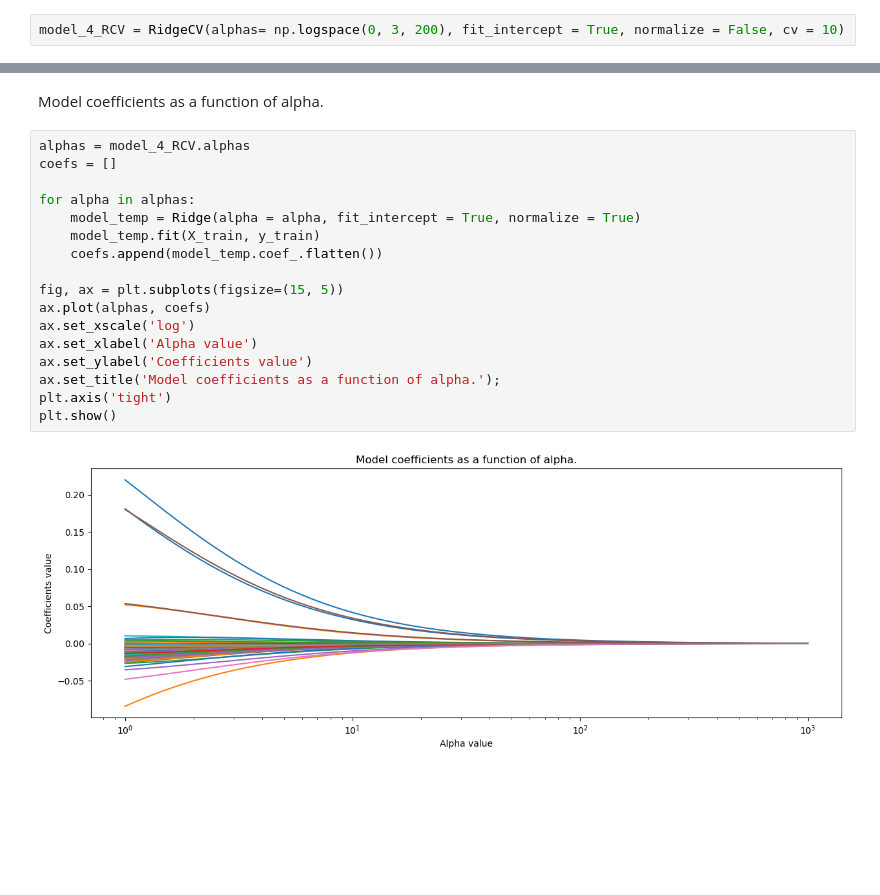
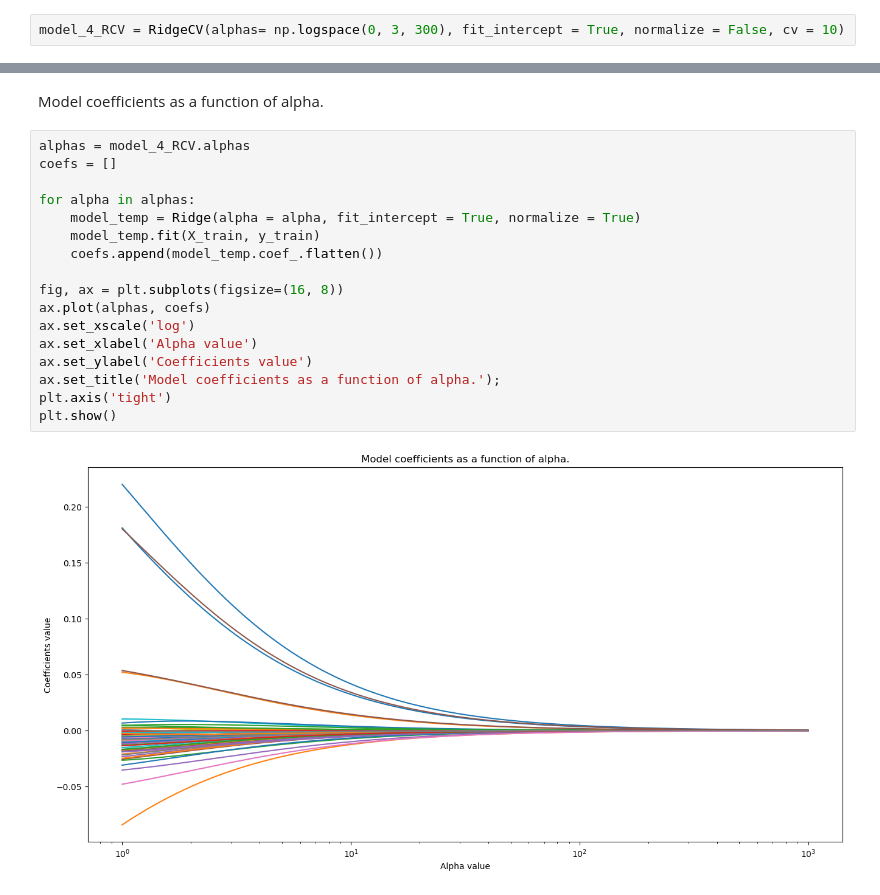
Before and after one commit to JonnathanDMT/Linear-Regression-Models, a Jupyter notebook: CodeWS2.ipynb, the cells around one changed output, grey strips where cells are left out. Drawn from its saved outputs; the diff is of its cells as text; blank space fills up the shorter version.

```diff
--- a/CodeWS2.ipynb
+++ b/CodeWS2.ipynb
@@ -613,7 +618,7 @@ from sklearn.linear_model import RidgeCV
 # %% [markdown]
 #### 2. Choose the model's hyperparameters.
 # %%
-model_4_RCV = RidgeCV(alphas= np.logspace(0, 3, 200), fit_intercept = True, normalize = False, cv = 10)
+model_4_RCV = RidgeCV(alphas= np.logspace(0, 3, 300), fit_intercept = True, normalize = False, cv = 10)
 # %% [markdown]
 #### 3. Prepare the feature matrix and the target vector.
 # %% [markdown]
@@ -795,19 +780,19 @@ Model coefficients as a function of alpha.
 # %%
 alphas = model_4_RCV.alphas
 coefs = []
 
 for alpha in alphas:
     model_temp = Ridge(alpha = alpha, fit_intercept = True, normalize = True)
     model_temp.fit(X_train, y_train)
     coefs.append(model_temp.coef_.flatten())
 
-fig, ax = plt.subplots(figsize=(15, 5))
+fig, ax = plt.subplots(figsize=(16, 8))
 ax.plot(alphas, coefs)
 ax.set_xscale('log')
 ax.set_xlabel('Alpha value')
 ax.set_ylabel('Coefficients value')
 ax.set_title('Model coefficients as a function of alpha.');
 plt.axis('tight')
 plt.show()
 # %% [output]
-[figure, old version]
+[figure, new version]
```
Also changed, not shown: parts of 51 cells of this notebook.
